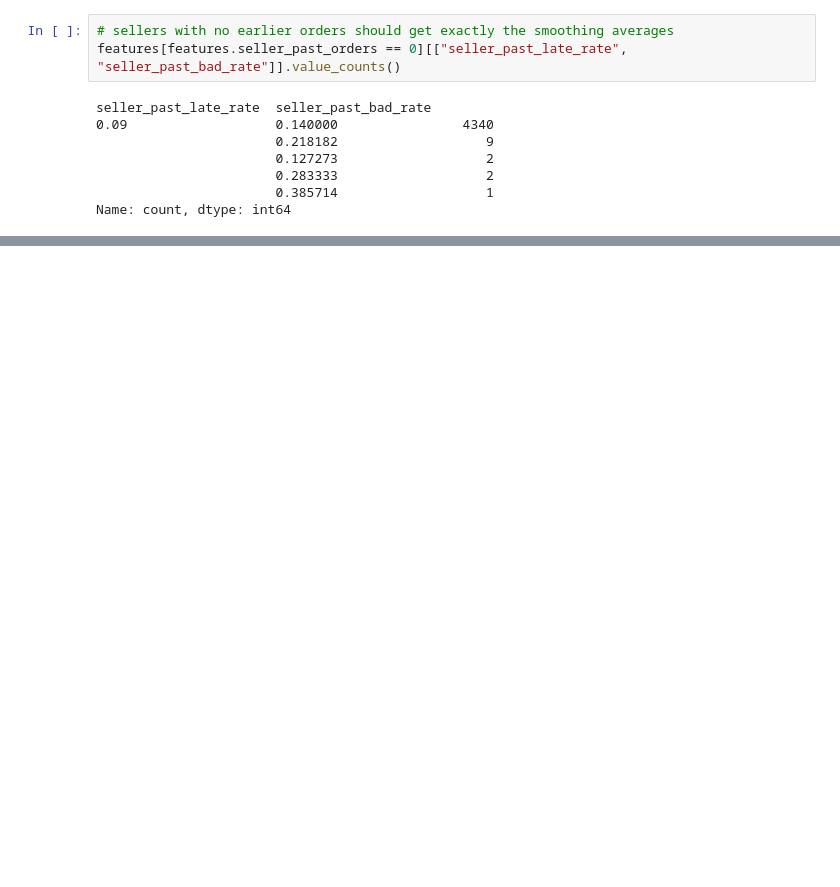
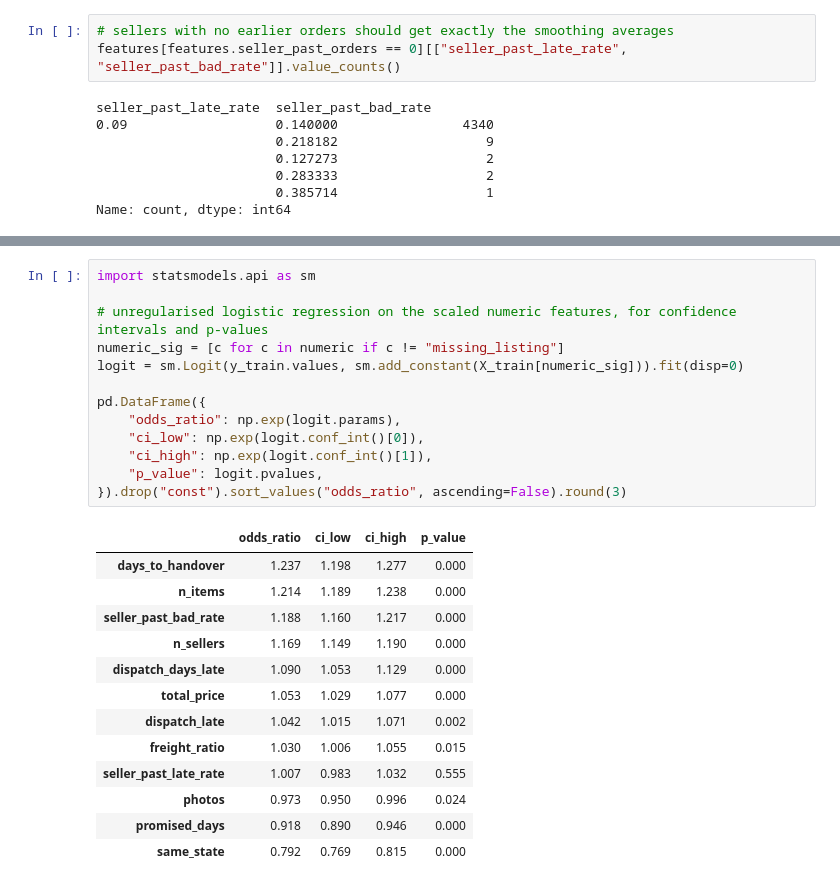
Before and after one commit to koustubhprem/elio-assessment, a Jupyter notebook: notebooks/01_model.ipynb, the cells around one changed output, grey strips where cells are left out. Saved outputs shown, nothing was run; the diff lists cells and outputs as text; blank space fills up the shorter version.

```diff
--- a/notebooks/01_model.ipynb
+++ b/notebooks/01_model.ipynb
@@ -205,0 +549,27 @@ Name: count, dtype: int64
+# %%
+import statsmodels.api as sm
+
+# unregularised logistic regression on the scaled numeric features, for confidence intervals and p-values
+numeric_sig = [c for c in numeric if c != "missing_listing"]
+logit = sm.Logit(y_train.values, sm.add_constant(X_train[numeric_sig])).fit(disp=0)
+
+pd.DataFrame({
+    "odds_ratio": np.exp(logit.params),
+    "ci_low": np.exp(logit.conf_int()[0]),
+    "ci_high": np.exp(logit.conf_int()[1]),
+    "p_value": logit.pvalues,
+}).drop("const").sort_values("odds_ratio", ascending=False).round(3)
+# %% [output]
+|  | odds_ratio | ci_low | ci_high | p_value |
+| days_to_handover | 1.237 | 1.198 | 1.277 | 0.000 |
+| n_items | 1.214 | 1.189 | 1.238 | 0.000 |
+| seller_past_bad_rate | 1.188 | 1.160 | 1.217 | 0.000 |
+| n_sellers | 1.169 | 1.149 | 1.190 | 0.000 |
+| dispatch_days_late | 1.090 | 1.053 | 1.129 | 0.000 |
+| total_price | 1.053 | 1.029 | 1.077 | 0.000 |
+| dispatch_late | 1.042 | 1.015 | 1.071 | 0.002 |
+| freight_ratio | 1.030 | 1.006 | 1.055 | 0.015 |
+| seller_past_late_rate | 1.007 | 0.983 | 1.032 | 0.555 |
+| photos | 0.973 | 0.950 | 0.996 | 0.024 |
+| promised_days | 0.918 | 0.890 | 0.946 | 0.000 |
+| same_state | 0.792 | 0.769 | 0.815 | 0.000 |
```
Also changed, not shown: parts of 33 cells of this notebook.
